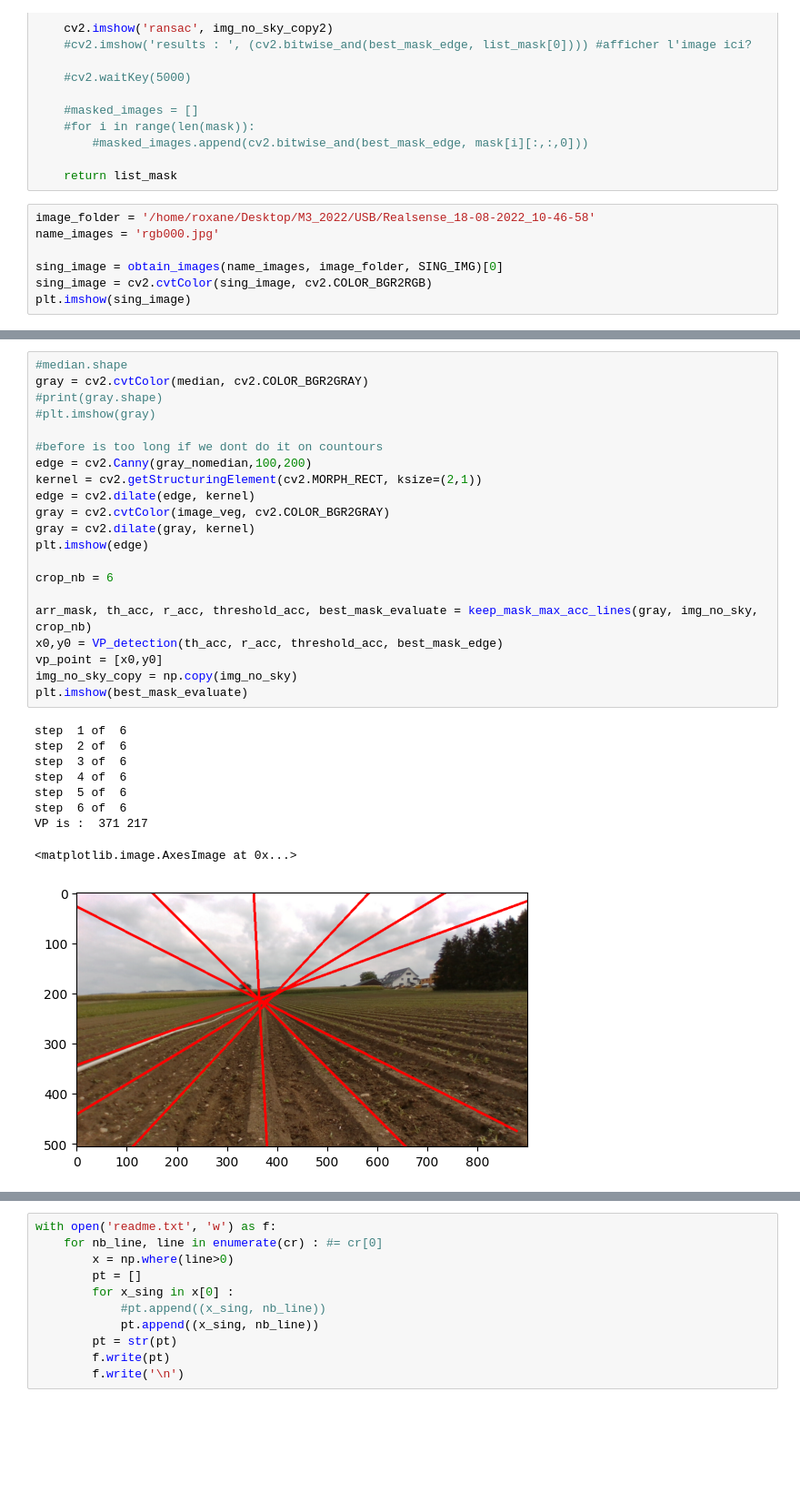
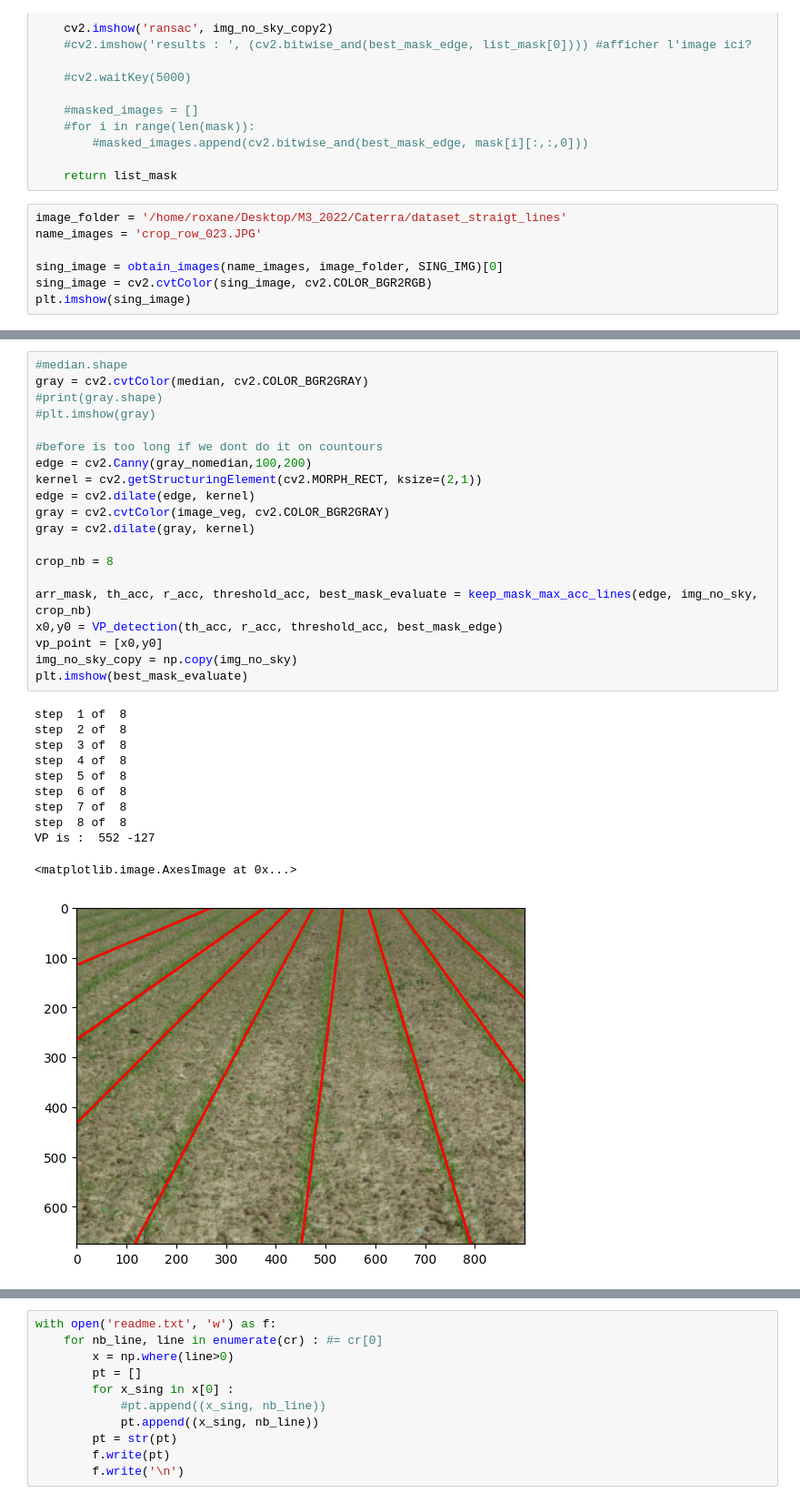
Before and after one commit to rmerat/Caterra-1, a Jupyter notebook: new_test.ipynb, the cells around one changed output, grey strips where cells are left out. Shown at 91% size. Saved outputs shown, nothing was run; the diff lists cells and outputs as text; blank space fills up the shorter version.

```diff
--- a/new_test.ipynb
+++ b/new_test.ipynb
@@ -517,8 +517,8 @@ def draw_ransac_lines(img_no_sky, offset, slope, best_mask_edge):
 
     return list_mask
 # %%
-image_folder = '/home/roxane/Desktop/M3_2022/USB/Realsense_18-08-2022_10-46-58'
-name_images = 'rgb000.jpg'
+image_folder = '/home/roxane/Desktop/M3_2022/Caterra/dataset_straigt_lines'
+name_images = 'crop_row_023.JPG'
 
 sing_image = obtain_images(name_images, image_folder, SING_IMG)[0]
 sing_image = cv2.cvtColor(sing_image, cv2.COLOR_BGR2RGB)
@@ -621,31 +622,32 @@ plt.imshow(edge)
 # %%
 #median.shape
 gray = cv2.cvtColor(median, cv2.COLOR_BGR2GRAY)
 #print(gray.shape)
 #plt.imshow(gray)
 
 #before is too long if we dont do it on countours
 edge = cv2.Canny(gray_nomedian,100,200)
 kernel = cv2.getStructuringElement(cv2.MORPH_RECT, ksize=(2,1))
 edge = cv2.dilate(edge, kernel)
 gray = cv2.cvtColor(image_veg, cv2.COLOR_BGR2GRAY)
 gray = cv2.dilate(gray, kernel)
-plt.imshow(edge)
 
-crop_nb = 6
+crop_nb = 8
 
-arr_mask, th_acc, r_acc, threshold_acc, best_mask_evaluate = keep_mask_max_acc_lines(gray, img_no_sky, crop_nb)
+arr_mask, th_acc, r_acc, threshold_acc, best_mask_evaluate = keep_mask_max_acc_lines(edge, img_no_sky, crop_nb)
 x0,y0 = VP_detection(th_acc, r_acc, threshold_acc, best_mask_edge)
 vp_point = [x0,y0]
 img_no_sky_copy = np.copy(img_no_sky)
 plt.imshow(best_mask_evaluate)
 # %% [output]
-step  1 of  6
-step  2 of  6
-step  3 of  6
-step  4 of  6
-step  5 of  6
-step  6 of  6
-VP is :  371 217
+step  1 of  8
+step  2 of  8
+step  3 of  8
+step  4 of  8
+step  5 of  8
+step  6 of  8
+step  7 of  8
+step  8 of  8
+VP is :  552 -127
 <matplotlib.image.AxesImage at 0x...>
-[figure, old version]
+[figure, new version]
```
Also changed, not shown: parts of 12 cells of this notebook, 3 other files.
